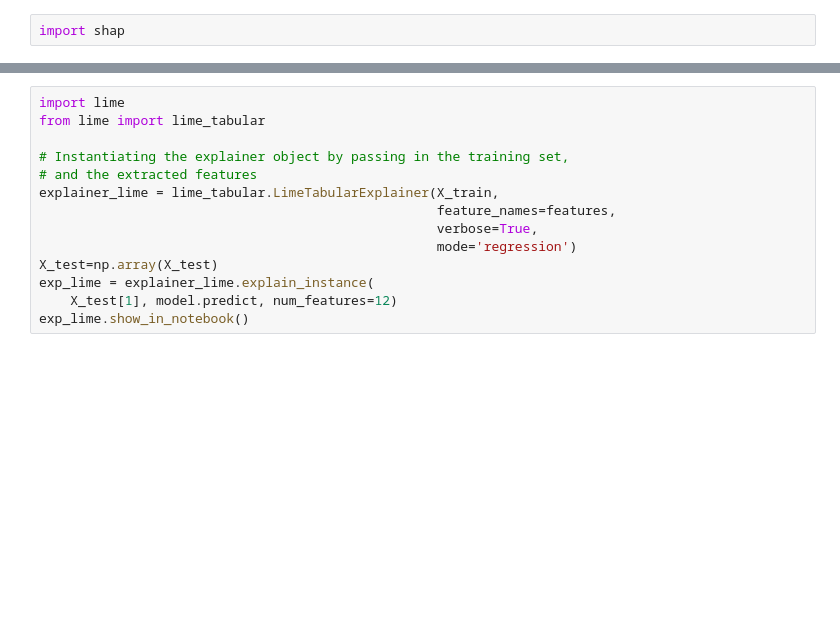
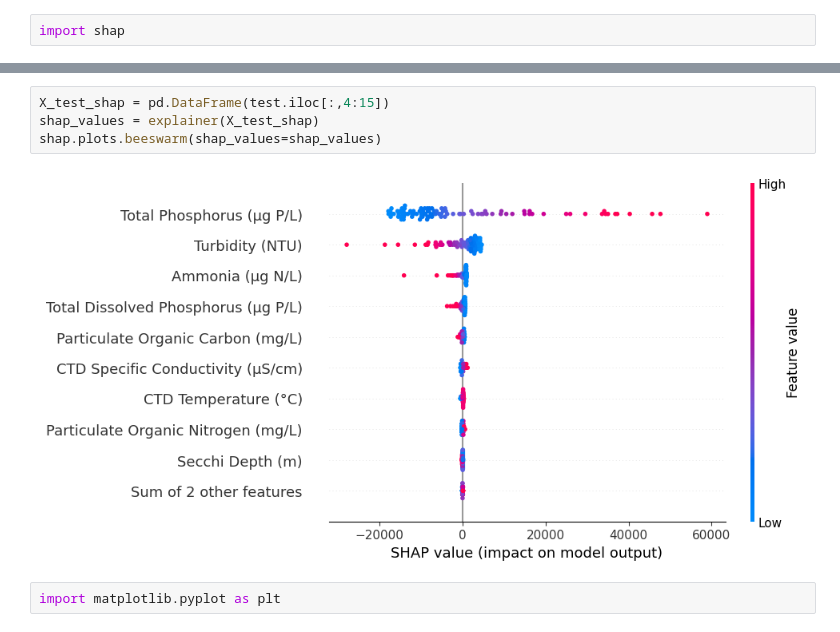
Before and after one commit to EddieZ18326/SSTP, a Jupyter notebook: Lasso.ipynb, the cells around one changed output, grey strips where cells are left out. Saved outputs shown, nothing was run; the diff lists cells and outputs as text; blank space fills up the shorter version.

Commit message:
added more data + graphs

```diff
--- a/Lasso.ipynb
+++ b/Lasso.ipynb
@@ -69,14 +165,8 @@ shap.summary_plot(values, X_test,feature_names = features,plot_type="bar",plot_s
-# %%
-import lime
-from lime import lime_tabular
-
-# Instantiating the explainer object by passing in the training set,
-# and the extracted features
-explainer_lime = lime_tabular.LimeTabularExplainer(X_train,
-                                                   feature_names=features,
-                                                   verbose=True,
-                                                   mode='regression')
-X_test=np.array(X_test)
-exp_lime = explainer_lime.explain_instance(
-    X_test[1], model.predict, num_features=12)
-exp_lime.show_in_notebook()
+# %%
+X_test_shap = pd.DataFrame(test.iloc[:,4:15])
+shap_values = explainer(X_test_shap)
+shap.plots.beeswarm(shap_values=shap_values)
+# %% [output]
+[figure, added]
+# %%
+import matplotlib.pyplot as plt
```
Also changed, not shown: parts of 14 cells of this notebook, 5 other files.
